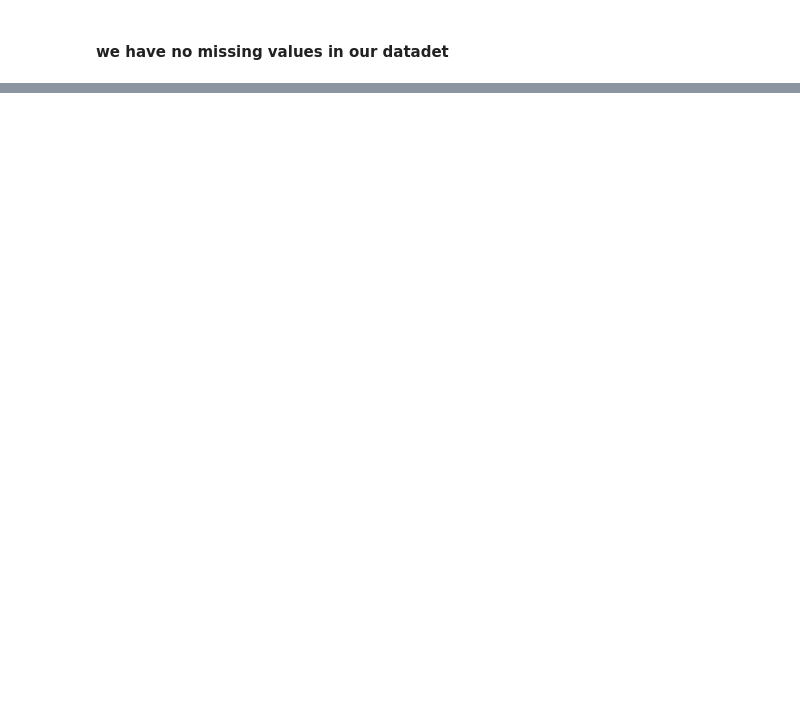
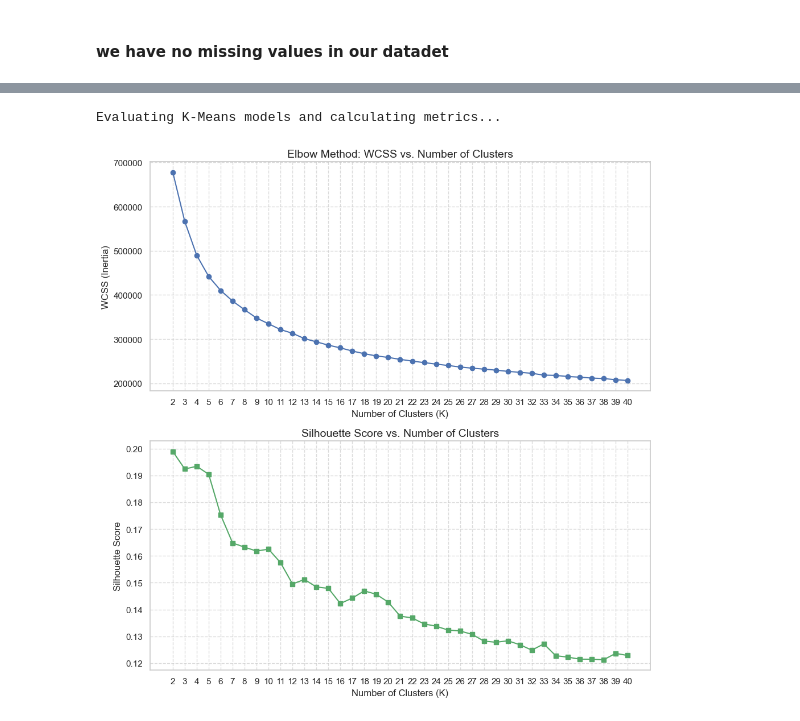
Before and after one commit to AloniBoni/BallIn, a Jupyter notebook: classifier/ballin-eda.ipynb, the cells around one changed output, grey strips where cells are left out. Cells and saved outputs as stored; diff of their text form; code cells hidden in the pictures; blank space fills up the shorter version.

```diff
--- a/classifier/ballin-eda.ipynb
+++ b/classifier/ballin-eda.ipynb
@@ -411,0 +418,48 @@ X_train, X_val, y_train, y_val = train_test_split(
+# %%
+from sklearn.cluster import KMeans
+from sklearn.metrics import silhouette_score
+
+# Assuming 'df' is your preprocessed, numeric-only DataFrame
+# We test K values from 2 to 20 (Silhouette score requires at least 2 clusters)
+k_values = range(2, 41)
+
+wcss_scores = []
+silhouette_scores = []
+
+print("Evaluating K-Means models and calculating metrics...")
+
+for k in k_values:
+    # 1. Initialize and fit the K-Means model
+    kmeans = KMeans(n_clusters=k, random_state=42, n_init='auto')
+    cluster_labels = kmeans.fit_predict(df)
+
+    # 2. Store the metrics
+    wcss_scores.append(kmeans.inertia_)
+    silhouette_scores.append(silhouette_score(df, cluster_labels))
+
+# 3. Plotting the results
+# Create a figure with 2 subplots arranged vertically
+fig, (ax1, ax2) = plt.subplots(2, 1, figsize=(10, 10))
+
+# --- Plot 1: WCSS (Elbow Method) ---
+ax1.plot(k_values, wcss_scores, marker='o', linestyle='-', color='b')
+ax1.set_title('Elbow Method: WCSS vs. Number of Clusters', fontsize=14)
+ax1.set_xlabel('Number of Clusters (K)', fontsize=12)
+ax1.set_ylabel('WCSS (Inertia)', fontsize=12)
+ax1.set_xticks(k_values)
+ax1.grid(True, linestyle='--', alpha=0.7)
+
+# --- Plot 2: Silhouette Score ---
+ax2.plot(k_values, silhouette_scores, marker='s', linestyle='-', color='g')
+ax2.set_title('Silhouette Score vs. Number of Clusters', fontsize=14)
+ax2.set_xlabel('Number of Clusters (K)', fontsize=12)
+ax2.set_ylabel('Silhouette Score', fontsize=12)
+ax2.set_xticks(k_values)
+ax2.grid(True, linestyle='--', alpha=0.7)
+
+# Adjust layout to prevent overlap and display the plots
+plt.tight_layout()
+plt.show()
+# %% [output]
+Evaluating K-Means models and calculating metrics...
+[figure, added]
```
Also changed, not shown: parts of 21 cells of this notebook, 1 other file.
